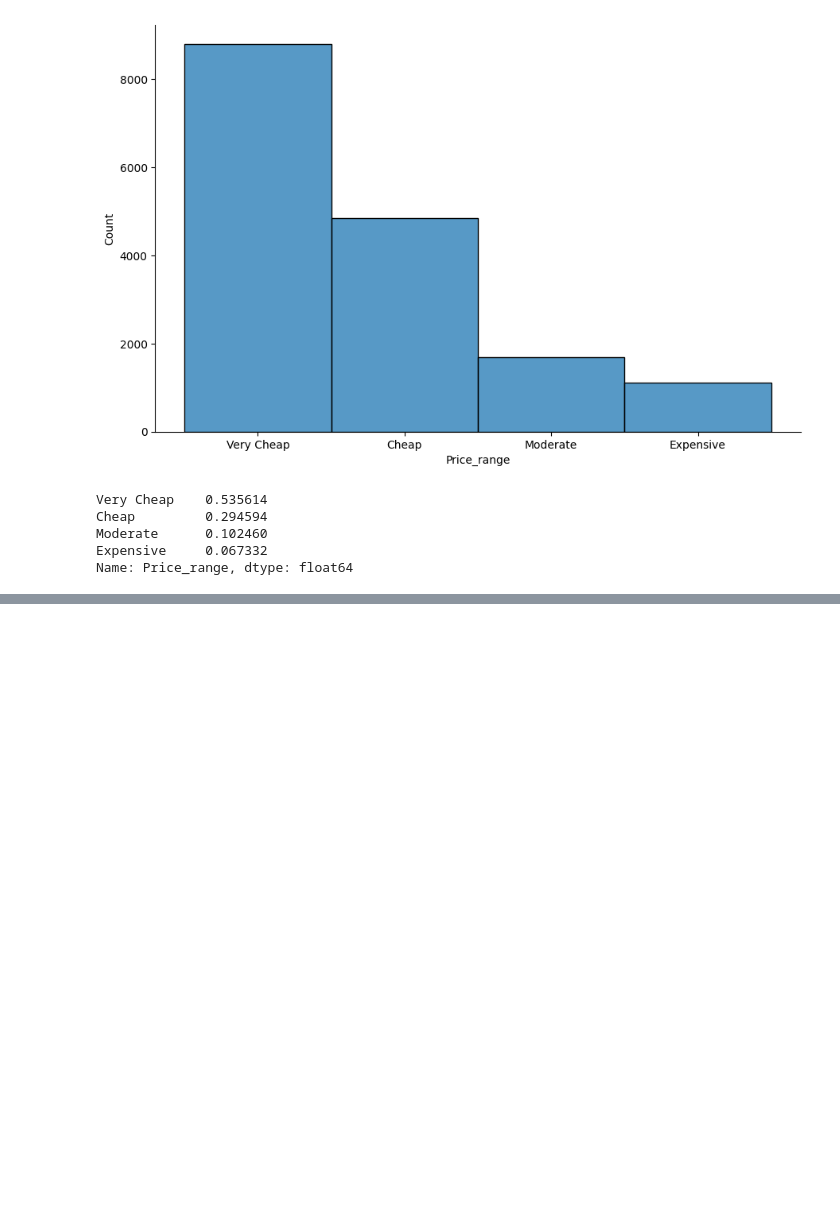
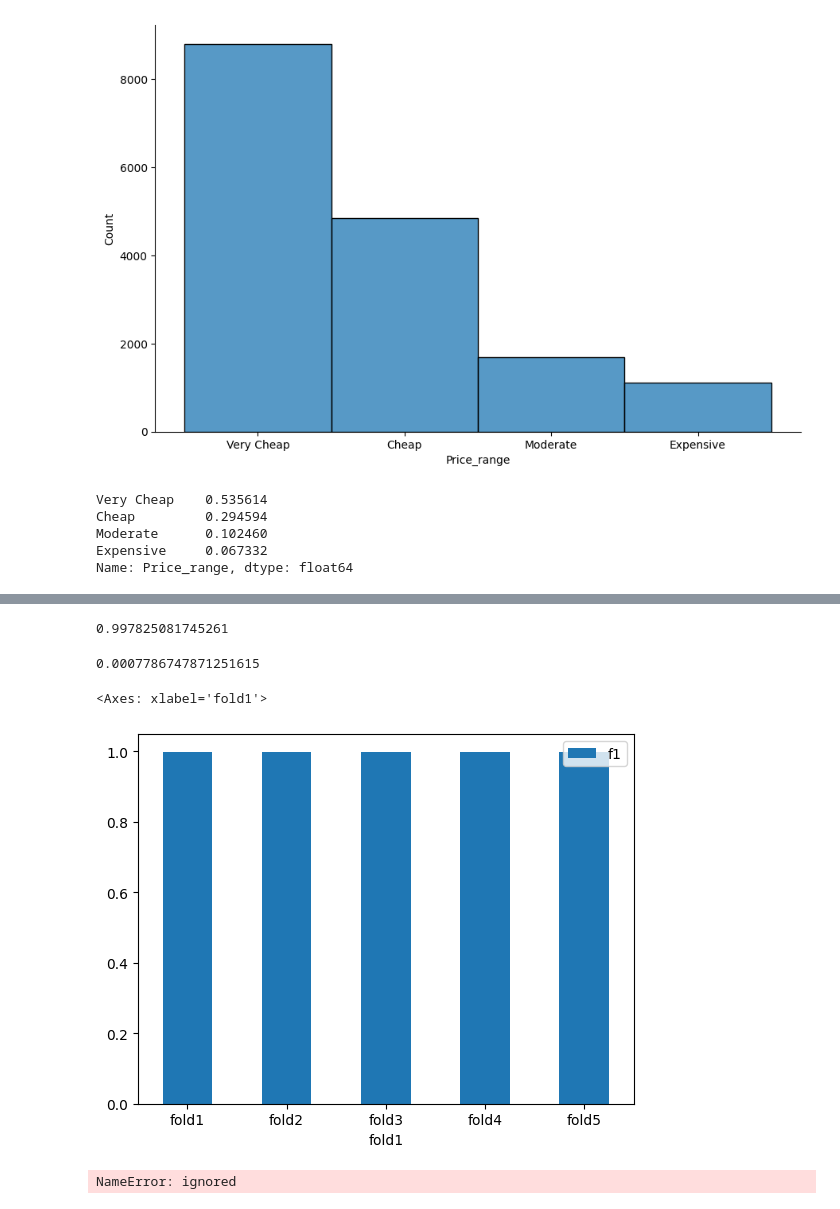
Before and after one commit to yskim1230/AIB_Section2-PJT_Modeling-Plan, a Jupyter notebook: Section_2_Project_modeling(tree_base).ipynb, the cells around one changed output, grey strips where cells are left out. Drawn from its saved outputs; the diff is of its cells as text; code cells hidden in the pictures; blank space fills up the shorter version.

```diff
--- a/Section_2_Project_modeling(tree_base).ipynb
+++ b/Section_2_Project_modeling(tree_base).ipynb
@@ -73,0 +387,26 @@ Name: Price_range, dtype: float64
+# %%
+scores.mean()
+# %% [output]
+0.997825081745261
+# %%
+scores.std()
+# Variance가 작다는 것은 모델 complexity에 비해 sample수가 많다
+# %% [output]
+0.0007786747871251615
+# %%
+import seaborn as sns
+import matplotlib.pyplot as plt
+
+data = {'fold1': ['fold1', 'fold2', 'fold3', 'fold4', 'fold5'], 'f1': [0.99826167, 0.99825889, 0.9986957,  0.99739009, 0.99651906]}
+df_by_fold = pd.DataFrame(data=data)
+# %%
+df_by_fold.plot.bar(x='fold1',y='f1',rot=0)
+# %% [output]
+<Axes: xlabel='fold1'>
+[figure, added]
+# %%
+train, test = train_test_split(df, train_size=0.7, stratify=df[target], random_state=2)
+X_train, y_train = divide_data(train)
+X_test, y_test = divide_data(test)
+# %% [output]
+NameError: ignored
```
Also changed, not shown: parts of 44 cells of this notebook.
